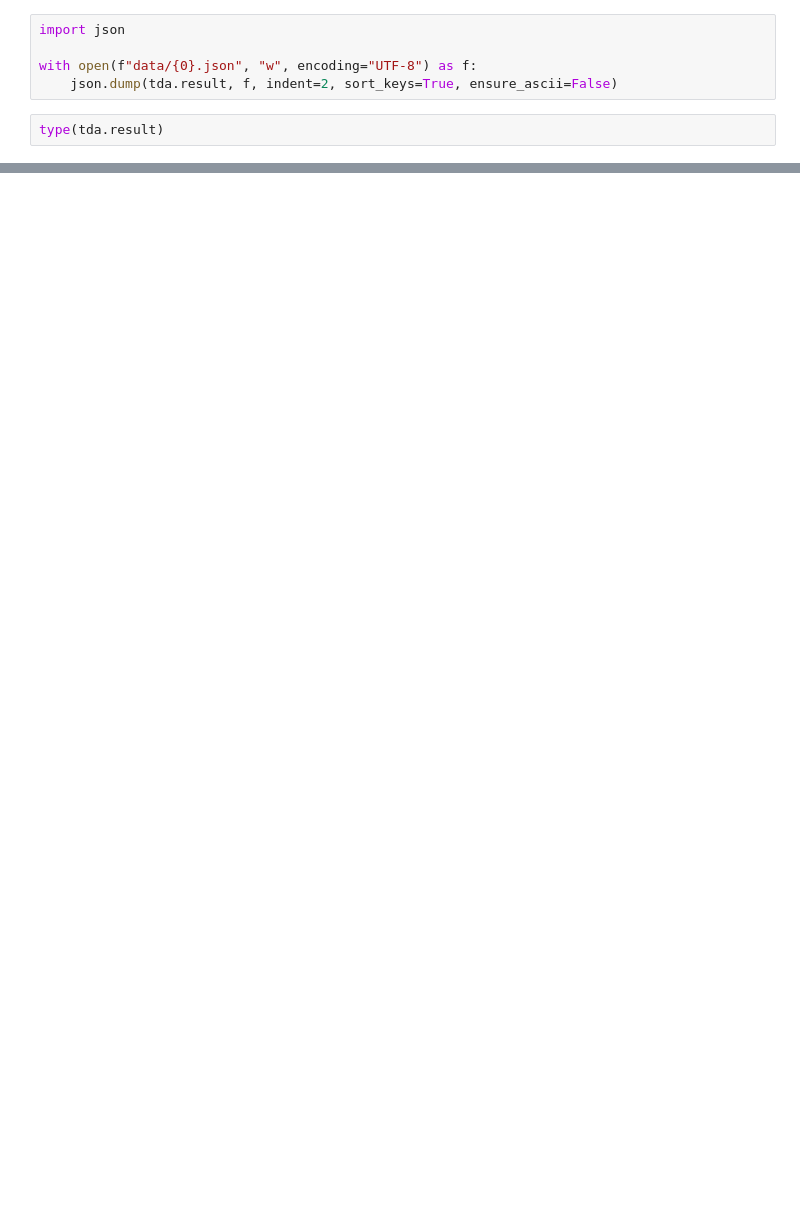
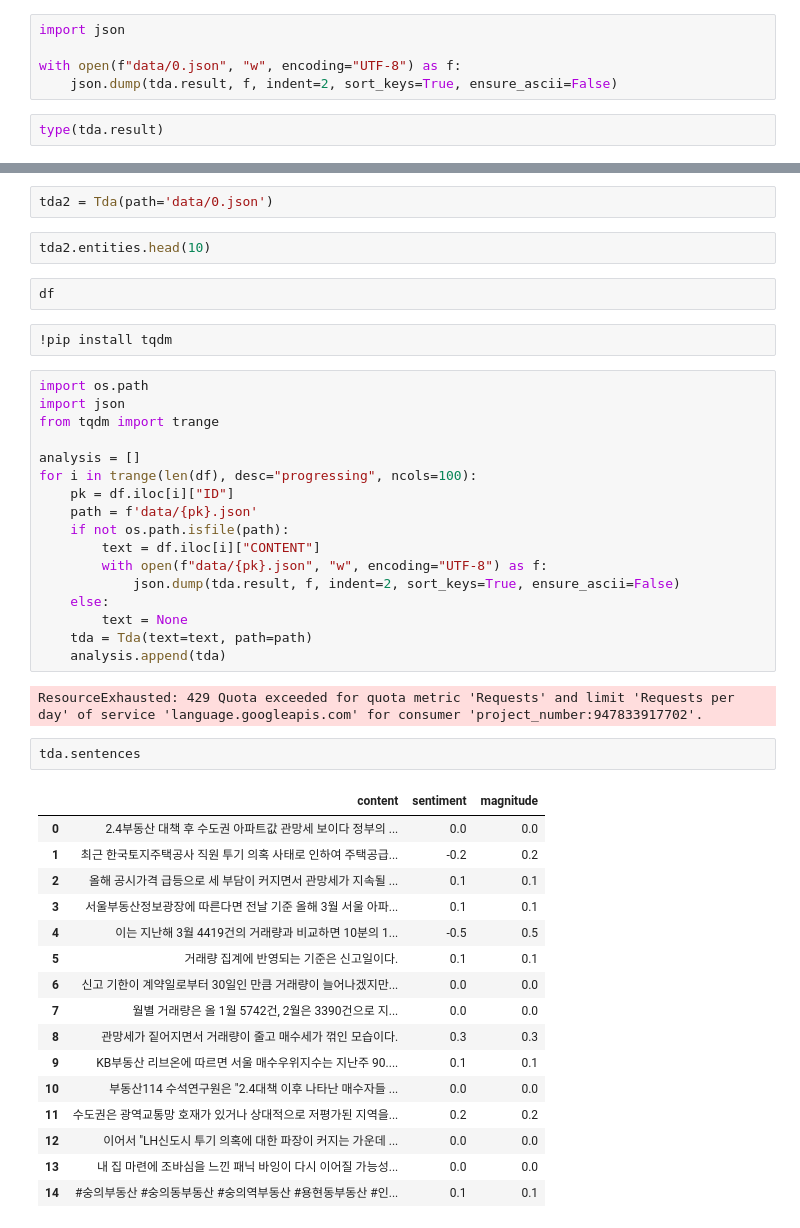
Before and after one commit to jiwookseo/natural_language_analysis, a Jupyter notebook: analyze_test.ipynb, the cells around one changed output, grey strips where cells are left out. Drawn from its saved outputs; the diff is of its cells as text; blank space fills up the shorter version.

```diff
--- a/analyze_test.ipynb
+++ b/analyze_test.ipynb
@@ -51,7 +64,7 @@ tda.result
 # %%
 import json
 
-with open(f"data/{0}.json", "w", encoding="UTF-8") as f:
+with open(f"data/0.json", "w", encoding="UTF-8") as f:
     json.dump(tda.result, f, indent=2, sort_keys=True, ensure_ascii=False)
 # %%
 type(tda.result)
@@ -77,0 +74,46 @@ tda2.entities.head(10)
+# %%
+tda2 = Tda(path='data/0.json')
+# %%
+tda2.entities.head(10)
+# %%
+df
+# %%
+!pip install tqdm
+# %%
+import os.path
+import json
+from tqdm import trange
+
+analysis = []
+for i in trange(len(df), desc="progressing", ncols=100):
+    pk = df.iloc[i]["ID"]
+    path = f'data/{pk}.json'
+    if not os.path.isfile(path):
+        text = df.iloc[i]["CONTENT"]
+        with open(f"data/{pk}.json", "w", encoding="UTF-8") as f:
+            json.dump(tda.result, f, indent=2, sort_keys=True, ensure_ascii=False)
+    else:
+        text = None
+    tda = Tda(text=text, path=path)
+    analysis.append(tda)
+# %% [output]
+ResourceExhausted: 429 Quota exceeded for quota metric 'Requests' and limit 'Requests per day' of service 'language.googleapis.com' for consumer 'project_number:947833917702'.
+# %%
+tda.sentences
+# %% [output]
+|  | content | sentiment | magnitude |
+| 0 | 2.4부동산 대책 후 수도권 아파트값 관망세 보이다 정부의 ... | 0.0 | 0.0 |
+| 1 | 최근 한국토지주택공사 직원 투기 의혹 사태로 인하여 주택공급... | -0.2 | 0.2 |
+| 2 | 올해 공시가격 급등으로 세 부담이 커지면서 관망세가 지속될 ... | 0.1 | 0.1 |
+| 3 | 서울부동산정보광장에 따른다면 전날 기준 올해 3월 서울 아파... | 0.1 | 0.1 |
+| 4 | 이는 지난해 3월 4419건의 거래량과 비교하면 10분의 1... | -0.5 | 0.5 |
+| 5 | 거래량 집계에 반영되는 기준은 신고일이다. | 0.1 | 0.1 |
+| 6 | 신고 기한이 계약일로부터 30일인 만큼 거래량이 늘어나겠지만... | 0.0 | 0.0 |
+| 7 | 월별 거래량은 올 1월 5742건, 2월은 3390건으로 지... | 0.0 | 0.0 |
+| 8 | 관망세가 짙어지면서 거래량이 줄고 매수세가 꺾인 모습이다. | 0.3 | 0.3 |
+| 9 | KB부동산 리브온에 따르면 서울 매수우위지수는 지난주 90.... | 0.1 | 0.1 |
+| 10 | 부동산114 수석연구원은 "2.4대책 이후 나타난 매수자들 ... | 0.0 | 0.0 |
+| 11 | 수도권은 광역교통망 호재가 있거나 상대적으로 저평가된 지역을... | 0.2 | 0.2 |
+| 12 | 이어서 "LH신도시 투기 의혹에 대한 파장이 커지는 가운데 ... | 0.0 | 0.0 |
+| 13 | 내 집 마련에 조바심을 느낀 패닉 바잉이 다시 이어질 가능성... | 0.0 | 0.0 |
+| 14 | #숭의부동산 #숭의동부동산 #숭의역부동산 #용현동부동산 #인... | 0.1 | 0.1 |
```
Also changed, not shown: parts of 24 cells of this notebook.
